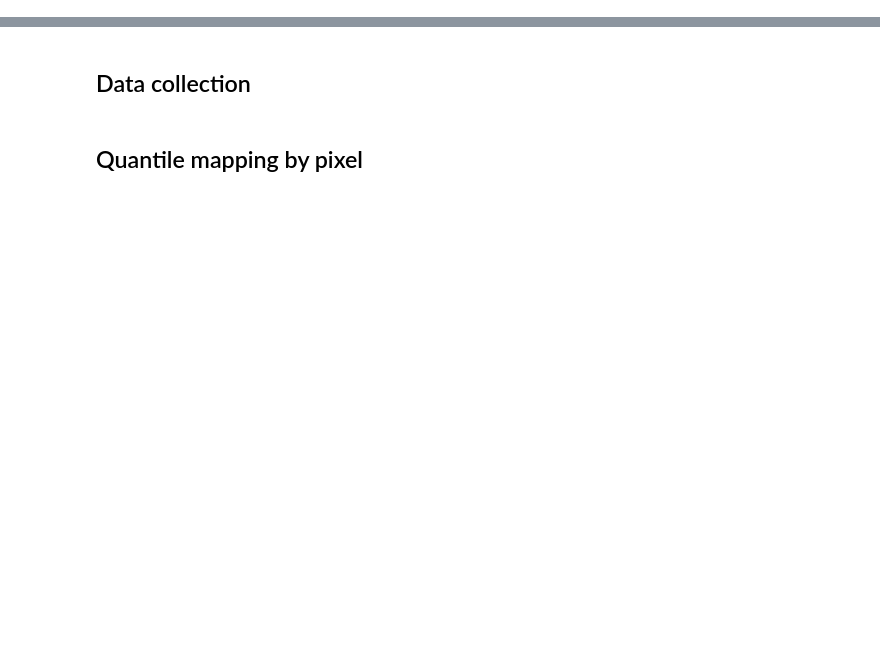
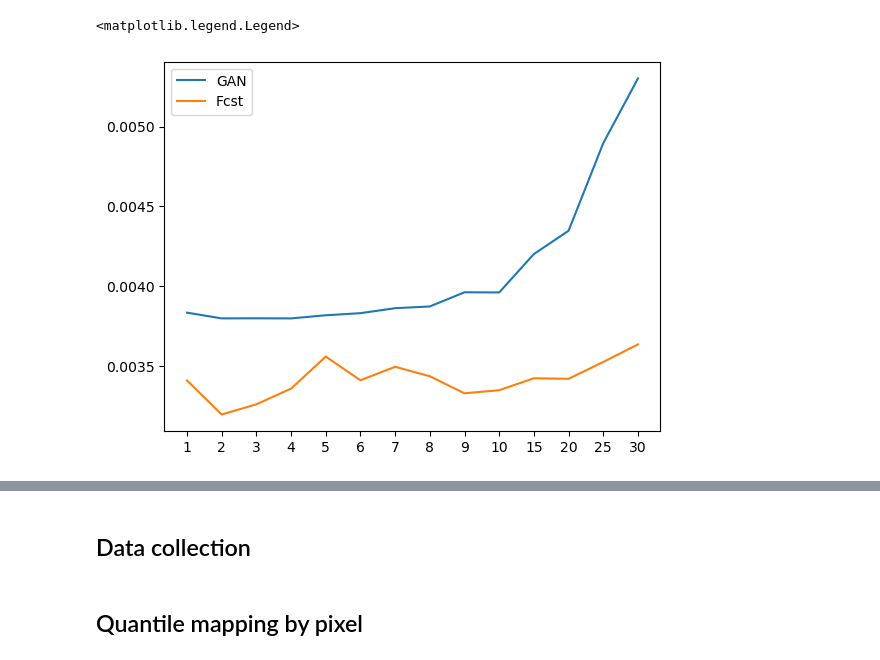
Before and after one commit to mlangguth89/downscaling-cgan, a Jupyter notebook: notebooks/quantile_mapping.ipynb, the cells around one changed output, grey strips where cells are left out. Cells and saved outputs as stored; diff of their text form; code cells hidden in the pictures; blank space fills up the shorter version.

```diff
--- a/notebooks/quantile_mapping.ipynb
+++ b/notebooks/quantile_mapping.ipynb
@@ -237,0 +596,12 @@ for date_index_name, d_ix in test_date_indexes.items():
+# %%
+fig, ax = plt.subplots(1,1)
+
+for model_type, mse_dict in weighted_mse.items():
+    ax.plot(mse_dict.values(), label=model_type)
+
+ax.set_xticks(range(len(widths)))
+ax.set_xticklabels(widths)
+ax.legend()
+# %% [output]
+<matplotlib.legend.Legend>
+[figure, added]
```
Also changed, not shown: parts of 89 cells of this notebook.
